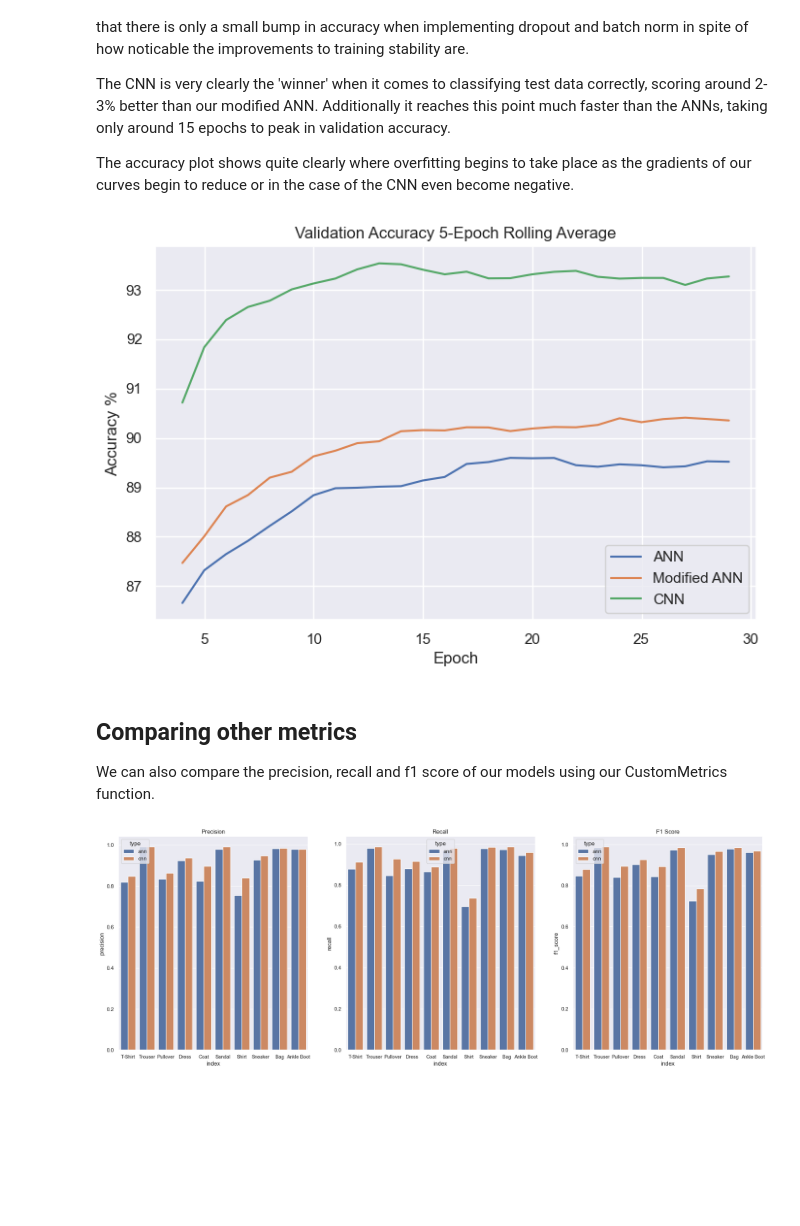
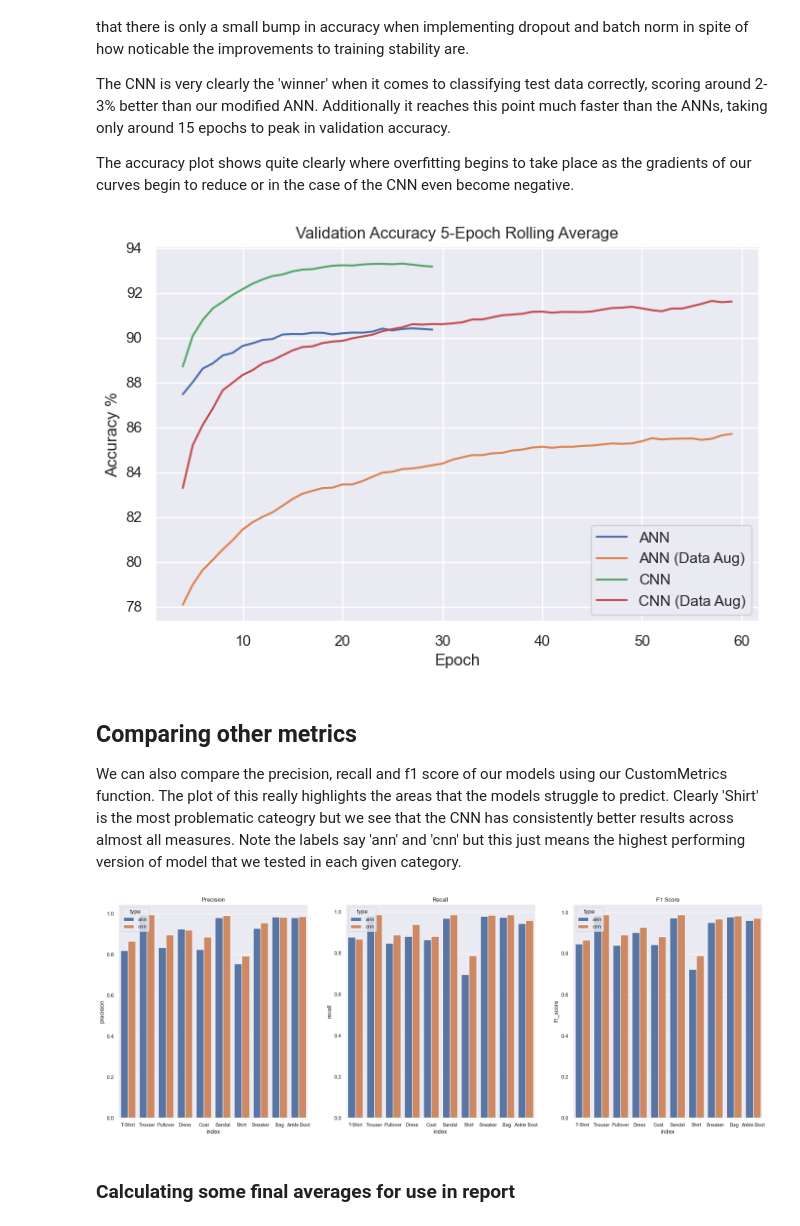
Before and after one commit to amjvl-git/csip-5103-coursework-2025-miloshkii, a Jupyter notebook: P2963116/P2963116_MylesWheatley.ipynb, the cells around one changed output. Drawn from its saved outputs; the diff is of its cells as text; code cells hidden in the pictures; blank space fills up the shorter version.

Commit message:
Completion ### Changes Basically done, just need to adjust location of Report pdf

```diff
--- a/P2963116/P2963116_MylesWheatley.ipynb
+++ b/P2963116/P2963116_MylesWheatley.ipynb
@@ -248,24 +248,24 @@ class CNNNetwork(nn.Module):
             nn.Linear(filters2, 128),
             nn.BatchNorm1d(128),
             nn.ReLU(),
-            nn.Dropout(0.25),
+            nn.Dropout(0.2),
             nn.Linear(128, 64),
             nn.BatchNorm1d(64),
             nn.ReLU(),
-            nn.Dropout(0.25),
+            nn.Dropout(0.2),
             nn.Linear(64, out_channels),
         )
 
     def forward(self, x):
         self.feature_map1 = F.relu(self.conv1(x))
-        output = F.dropout2d(self.bn1(self.feature_map1),p=0.25)
+        output = F.dropout2d(self.bn1(self.feature_map1),p=0.2)
         self.feature_map2 = F.relu(self.conv2(output))
-        output = F.dropout2d(self.bn2(self.feature_map2),p=0.25)
+        output = F.dropout2d(self.bn2(self.feature_map2),p=0.2)
         output = self.max(output)
         self.feature_map3 = F.relu(self.conv3(output))
-        output = F.dropout2d(self.bn3(self.feature_map3),p=0.25)
+        output = F.dropout2d(self.bn3(self.feature_map3),p=0.2)
         self.feature_map4 = F.relu(self.conv4(output))
-        output = F.dropout2d(self.bn4(self.feature_map4),p=0.25)
+        output = F.dropout2d(self.bn4(self.feature_map4),p=0.2)
         output = self.max(output)
         output = self.gavgpool(output)
         output = self.flatten(output)
@@ -861,6 +863,6 @@ Final accuracy on test set: 91.79%
 # %%
 cnn_aug = CNNNetwork().to(device)
 optimizer_cnn_aug = torch.optim.Adam(cnn_aug.parameters(), lr=learn_rate)
-epochs = 30
+epochs = 60
 cnn_aug_hist, cnn_aug_test_accuracy = run(train_loader_augmented, val_loader_aug,test_loader,cnn_aug,epochs,loss_fn,optimizer_cnn_aug)
 # %% [output]
@@ -916,7 +916,7 @@ visualise_feature_maps(cnn.feature_map2)
 What is immediately obvious is that a CNN performs better than the ANNs as we are easily able to pass the 90% accuracy breakpoint. However, there is some evidence of overfitting occuring, likely due to a lack of dropout between the convolution layers. As such it may be wise to stop training after around 10 to 15 epochs as the model is likely to perform even better on unseen data after that point.
 # %%
 cnn_data = PrepareData(cnn_hist)
-
+cnn_aug_data = PrepareData(cnn_aug_hist)
 # Plot
 plt.figure(figsize=(8, 5))
 sns.lineplot(data=cnn_data, x="epoch", y="train_loss", label="Training")
@@ -946,18 +957,19 @@ The accuracy plot shows quite clearly where overfitting begins to take place as
 # %%
 # Comparitive validation accuracy plot
 plt.figure(figsize=(8, 5))
+sns.lineplot(data=dropout_data, x="epoch", y="acc_rolling", label="ANN")
 sns.lineplot(data=aug_data, x="epoch", y="acc_rolling", label="ANN (Data Aug)")
-sns.lineplot(data=dropout_data, x="epoch", y="acc_rolling", label="ANN")
 sns.lineplot(data=cnn_data, x="epoch", y="acc_rolling", label="CNN")
+sns.lineplot(data=cnn_aug_data,x="epoch",y="acc_rolling", label='CNN (Data Aug)')
 plt.xlabel("Epoch")
 plt.ylabel("Accuracy %")
 plt.title("Validation Accuracy 5-Epoch Rolling Average")
 plt.show()
 # %% [output]
-[figure, old version]
+[figure, new version]
 # %% [markdown]
 ## Comparing other metrics
-We can also compare the precision, recall and f1 score of our models using our CustomMetrics function.
+We can also compare the precision, recall and f1 score of our models using our CustomMetrics function. The plot of this really highlights the areas that the models struggle to predict. Clearly 'Shirt' is the most problematic cateogry but we see that the CNN has consistently better results across almost all measures. Note the labels say 'ann' and 'cnn' but this just means the highest performing version of model that we tested in each given category.
 # %%
 dropout_metrics = CustomMetrics(test_loader,ann_dropout,type='ann')
 cnn_metrics = CustomMetrics(test_loader,cnn,type='cnn')
@@ -979,4 +991,6 @@ axes4[2].set_xticklabels(data_labels, size='small')
 axes4[2].set_title('F1 Score')
 plt.show()
 # %% [output]
-[figure, old version]
+[figure, new version]
+# %% [markdown]
+### Calculating some final averages for use in report
```
Also changed, not shown: parts of 10 cells of this notebook, 26 other files.
